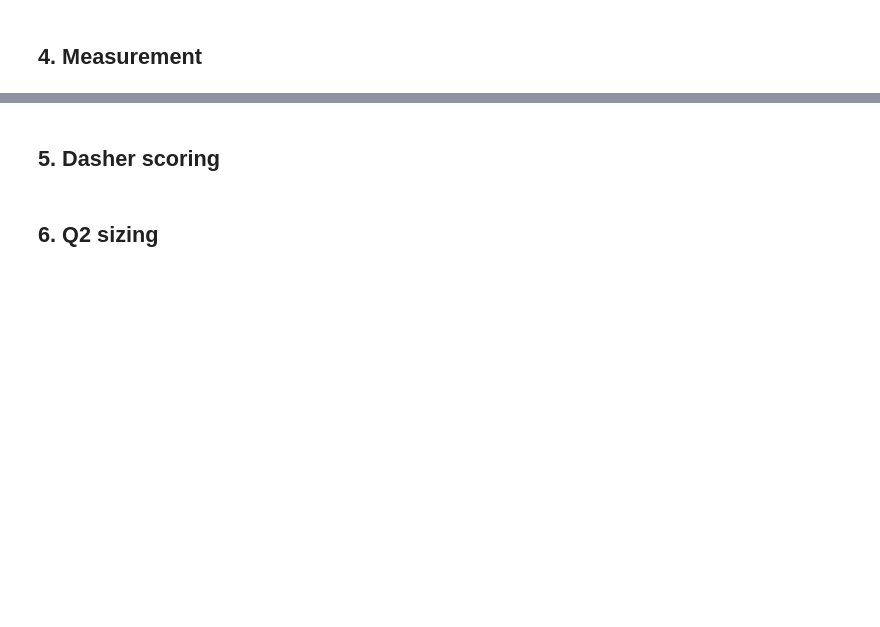
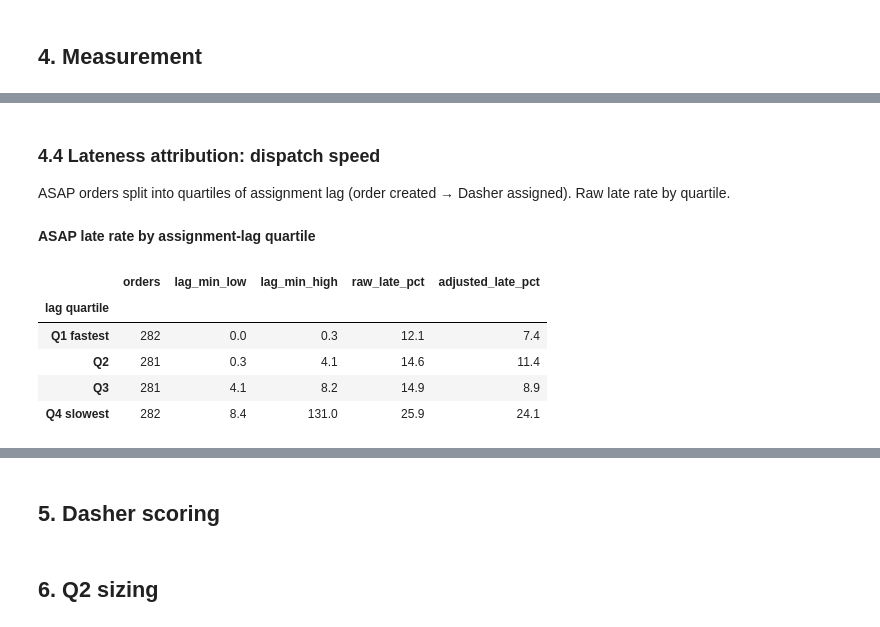
Before and after one commit to navya2392/widget-dasher-review, a Jupyter notebook: analysis.ipynb, the cells around one changed output, grey strips where cells are left out. Drawn from its saved outputs; the diff is of its cells as text; code cells hidden in the pictures; blank space fills up the shorter version.

```diff
--- a/analysis.ipynb
+++ b/analysis.ipynb
@@ -484,0 +906,24 @@ wrote export_01_cleaned.xlsx: (1200, 50)
+# %% [markdown]
+### 4.4 Lateness attribution: dispatch speed
+ASAP orders split into quartiles of assignment lag (order created → Dasher assigned). Raw late rate by quartile.
+# %%
+lag = asap[["assign_lag_min", "is_late", "is_late_adj"]].copy()
+lag["lag quartile"] = pd.qcut(lag["assign_lag_min"], 4, labels=["Q1 fastest", "Q2", "Q3", "Q4 slowest"])
+lag_tbl = lag.groupby("lag quartile", observed=True).agg(
+    orders=("is_late", "size"),
+    lag_min_low=("assign_lag_min", "min"),
+    lag_min_high=("assign_lag_min", "max"),
+    raw_late_pct=("is_late", lambda s: 100 * s.mean()),
+    adjusted_late_pct=("is_late_adj", lambda s: 100 * s.mean()),
+).round(1)
+show("ASAP late rate by assignment-lag quartile", lag_tbl)
+register("Q1", "Raw late %, fastest lag quartile", 12, lag_tbl.loc["Q1 fastest", "raw_late_pct"], 0.5)
+register("Q1", "Raw late %, slowest lag quartile", 26, lag_tbl.loc["Q4 slowest", "raw_late_pct"], 0.5)
+# %% [output]
+**ASAP late rate by assignment-lag quartile**
+|  | orders | lag_min_low | lag_min_high | raw_late_pct | adjusted_late_pct |
+| lag quartile |  |  |  |  |  |
+| Q1 fastest | 282 | 0.0 | 0.3 | 12.1 | 7.4 |
+| Q2 | 281 | 0.3 | 4.1 | 14.6 | 11.4 |
+| Q3 | 281 | 4.1 | 8.2 | 14.9 | 8.9 |
+| Q4 slowest | 282 | 8.4 | 131.0 | 25.9 | 24.1 |
```
Also changed, not shown: parts of 36 cells of this notebook.
